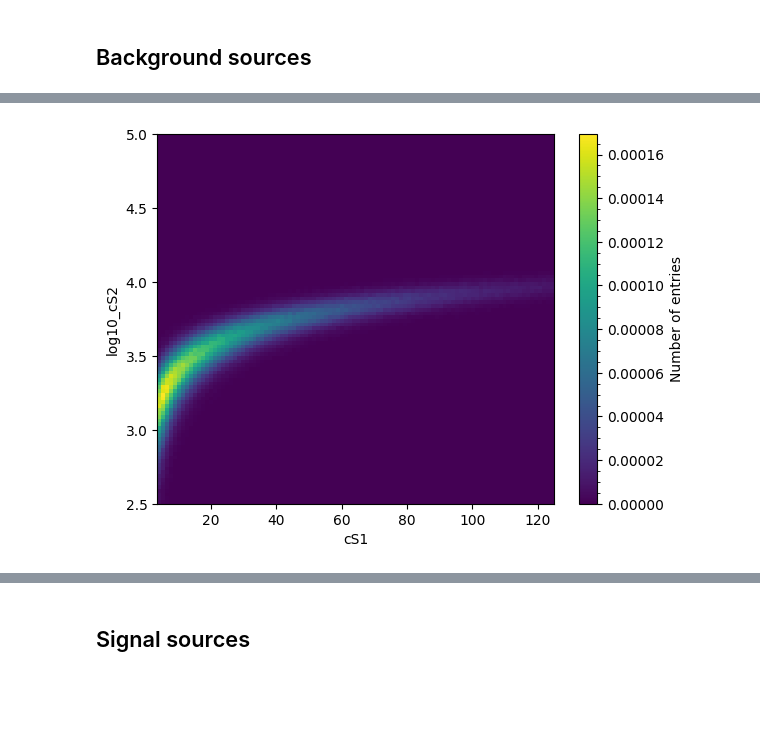
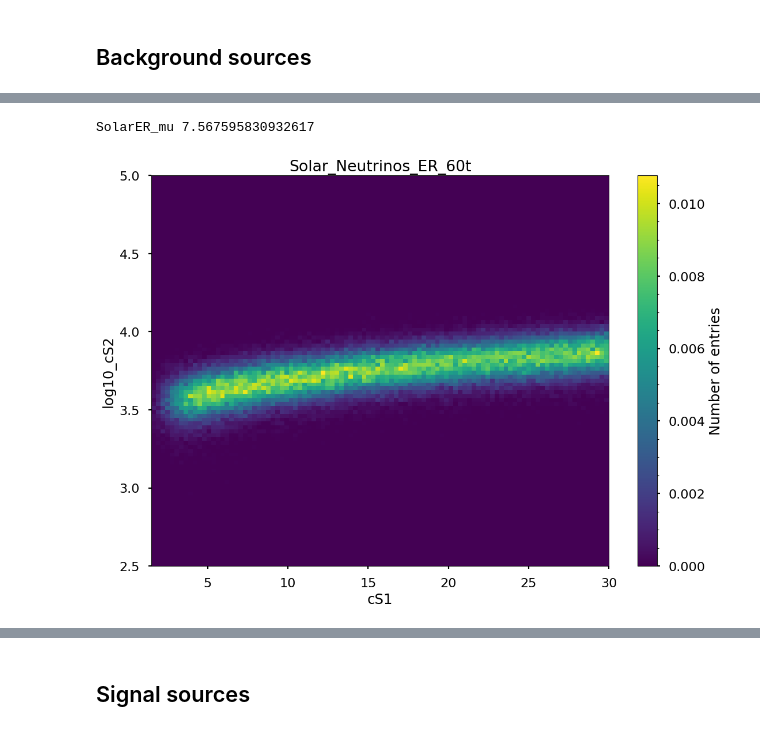
Before and after one commit to robertsjames/FlameFitSimple, a Jupyter notebook: analyses/wimp_sensitivity/XLZD_generate_templates.ipynb, the cells around one changed output, grey strips where cells are left out. Drawn from its saved outputs; the diff is of its cells as text; code cells hidden in the pictures; blank space fills up the shorter version.

```diff
--- a/analyses/wimp_sensitivity/XLZD_generate_templates.ipynb
+++ b/analyses/wimp_sensitivity/XLZD_generate_templates.ipynb
@@ -22,8 +11,7 @@ pdfs = [dict(), dict()]
 # %% [markdown]
 ## ROI for templates
 # %%
-xlzd_source = fd.xlzd.XLZDERSource(configuration='40t')
-
+xlzd_source = fd.xlzd.XLZDERSource(configuration='60t')
 cS1_min = xlzd_source.cS1_min
 cS1_max = xlzd_source.cS1_max
 log10_cS2_min = xlzd_source.log10_cS2_min
@@ -132,15 +21,29 @@ CEvNS_other = fd.xlzd.XLZDvNROtherSource(configuration='40t',
-# %%
-CEvNS_other_hist = Histdd(bins=100, range=[[cS1_min, cS1_max], [log10_cS2_min, log10_cS2_max]], axis_names=['cS1', 'log10_cS2'])
-
-CEvNS_other_data = CEvNS_other.simulate(int(1e6))
-
-CEvNS_other_hist.add(CEvNS_other_data['cs1'], np.log10(CEvNS_other_data['cs2']))
-
-CEvNS_other_mu = CEvNS_other.estimate_mu(n_trials=int(1e6))
-CEvNS_other_hist.histogram = CEvNS_other_hist.histogram / CEvNS_other_hist.n * CEvNS_other_mu
-
-CEvNS_other_hist.plot()
-
-pdfs[0]['CEvNS_other'] = CEvNS_other_hist
-# %% [output]
-[figure, removed]
+# %%
+SolarER = fd.xlzd.XLZDvERSource(configuration='60t',
+                                drift_field_V_cm=20., gas_field_kV_cm=7.5,
+                                elife_ns=10000e3, g1=0.27)
+# %%
+SolarER_hist = Histdd(bins=100, range=[[cS1_min, cS1_max], [log10_cS2_min, log10_cS2_max]], axis_names=['cS1', 'log10_cS2'])
+
+SolarER_data = SolarER.simulate(int(1e6))
+
+
+SolarER_hist.add(SolarER_data['cs1'], np.log10(SolarER_data['cs2']))
+
+SolarER_mu = SolarER.estimate_mu(n_trials=int(1e6))
+"""
+Seems like this SolarER_mu (_mu obj in for every source is driving the "counts" per ty, whenever we do bg.hist.n, the final number which pops up is scaled with respect to this factor and later used to calculte the bg counts in the likelihood step)
+Infact once the bg counts are calc here, they are used downstream in inference routine...so turns out everything (rates wise) falls onto this .estimate_mu method.
+Gotta Understand how this works as we don't have this for AC....
+"""
+print("SolarER_mu",SolarER_mu)
+SolarER_hist.histogram = SolarER_hist.histogram / SolarER_hist.n * SolarER_mu
+
+
+SolarER_hist.plot()
+plt.title("Solar_Neutrinos_ER_60t")
+
+pdfs[0]['SolarER'] = SolarER_hist
+# %% [output]
+SolarER_mu 7.567595830932617
+[figure, added]
```
Also changed, not shown: parts of 55 cells of this notebook, 16 other files.
